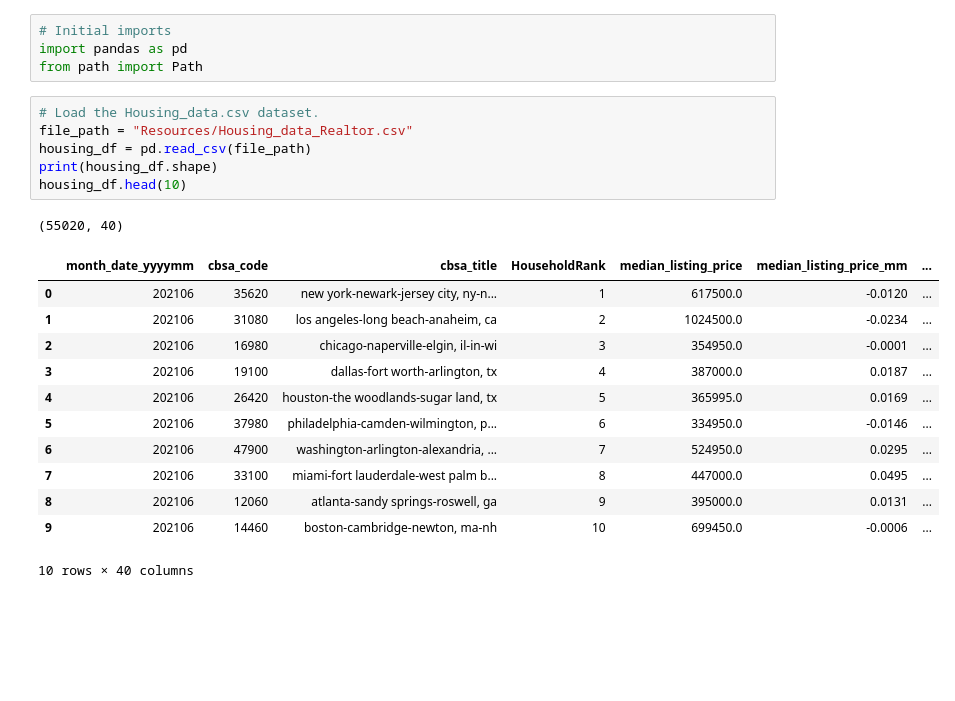
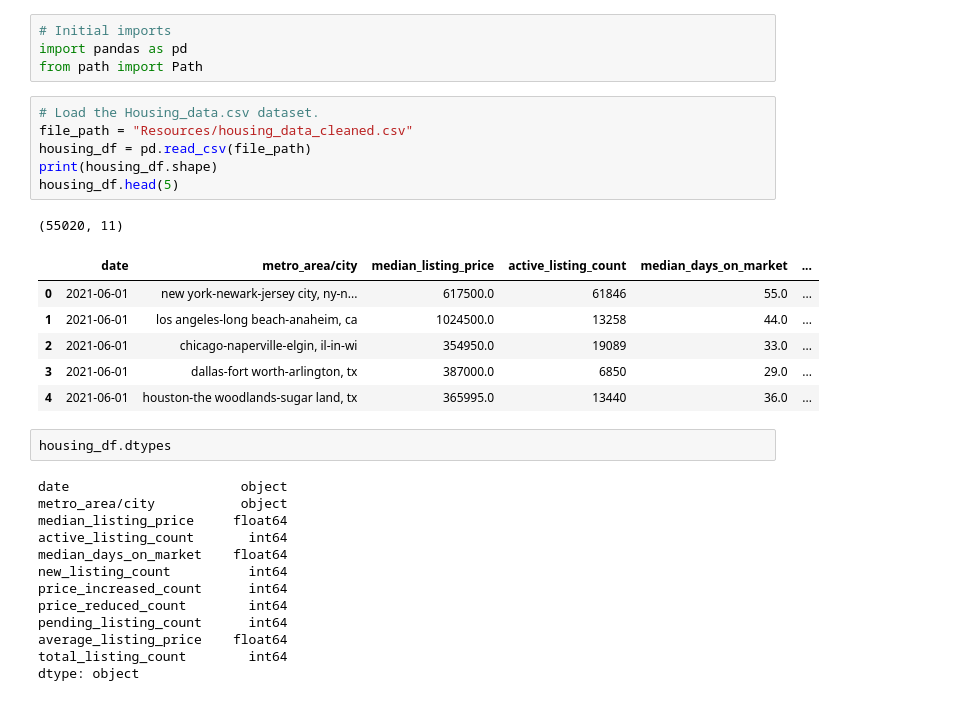
Before and after one commit to marke0816/Sleeper_Cities, a Jupyter notebook: Sleeper_cities.ipynb, the cells around one changed output. Saved outputs shown, nothing was run; the diff lists cells and outputs as text; blank space fills up the shorter version.

Commit message:
cleaned housing dataframe for ML model

```diff
--- a/Sleeper_cities.ipynb
+++ b/Sleeper_cities.ipynb
@@ -4,21 +4,30 @@ import pandas as pd
 from path import Path
 # %%
 # Load the Housing_data.csv dataset.
-file_path = "Resources/Housing_data_Realtor.csv"
+file_path = "Resources/housing_data_cleaned.csv"
 housing_df = pd.read_csv(file_path)
 print(housing_df.shape)
-housing_df.head(10)
+housing_df.head(5)
 # %% [output]
-(55020, 40)
+(55020, 11)
-|  | month_date_yyyymm | cbsa_code | cbsa_title | HouseholdRank | median_listing_price | median_listing_price_mm | ... |
-| 0 | 202106 | 35620 | new york-newark-jersey city, ny-n... | 1 | 617500.0 | -0.0120 | ... |
-| 1 | 202106 | 31080 | los angeles-long beach-anaheim, ca | 2 | 1024500.0 | -0.0234 | ... |
-| 2 | 202106 | 16980 | chicago-naperville-elgin, il-in-wi | 3 | 354950.0 | -0.0001 | ... |
-| 3 | 202106 | 19100 | dallas-fort worth-arlington, tx | 4 | 387000.0 | 0.0187 | ... |
-| 4 | 202106 | 26420 | houston-the woodlands-sugar land, tx | 5 | 365995.0 | 0.0169 | ... |
-| 5 | 202106 | 37980 | philadelphia-camden-wilmington, p... | 6 | 334950.0 | -0.0146 | ... |
-| 6 | 202106 | 47900 | washington-arlington-alexandria, ... | 7 | 524950.0 | 0.0295 | ... |
-| 7 | 202106 | 33100 | miami-fort lauderdale-west palm b... | 8 | 447000.0 | 0.0495 | ... |
-| 8 | 202106 | 12060 | atlanta-sandy springs-roswell, ga | 9 | 395000.0 | 0.0131 | ... |
-| 9 | 202106 | 14460 | boston-cambridge-newton, ma-nh | 10 | 699450.0 | -0.0006 | ... |
+|  | date | metro_area/city | median_listing_price | active_listing_count | median_days_on_market | ... |
+| 0 | 2021-06-01 | new york-newark-jersey city, ny-n... | 617500.0 | 61846 | 55.0 | ... |
+| 1 | 2021-06-01 | los angeles-long beach-anaheim, ca | 1024500.0 | 13258 | 44.0 | ... |
+| 2 | 2021-06-01 | chicago-naperville-elgin, il-in-wi | 354950.0 | 19089 | 33.0 | ... |
+| 3 | 2021-06-01 | dallas-fort worth-arlington, tx | 387000.0 | 6850 | 29.0 | ... |
+| 4 | 2021-06-01 | houston-the woodlands-sugar land, tx | 365995.0 | 13440 | 36.0 | ... |
-10 rows × 40 columns
+# %%
+housing_df.dtypes
+# %% [output]
+date                      object
+metro_area/city           object
+median_listing_price     float64
+active_listing_count       int64
+median_days_on_market    float64
+new_listing_count          int64
+price_increased_count      int64
+price_reduced_count        int64
+pending_listing_count      int64
+average_listing_price    float64
+total_listing_count        int64
+dtype: object
```
Also changed, not shown: parts of 6 cells of this notebook, 1 other file.
